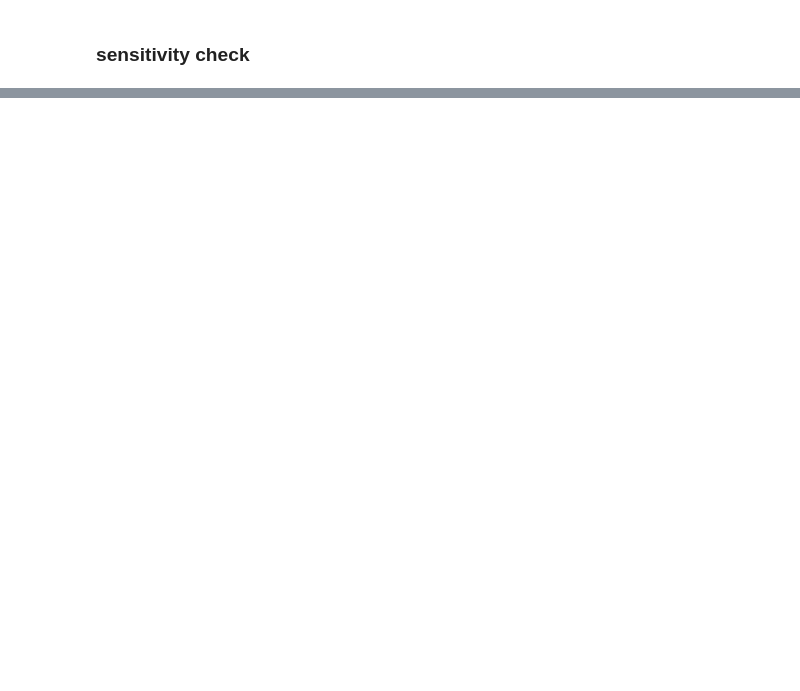
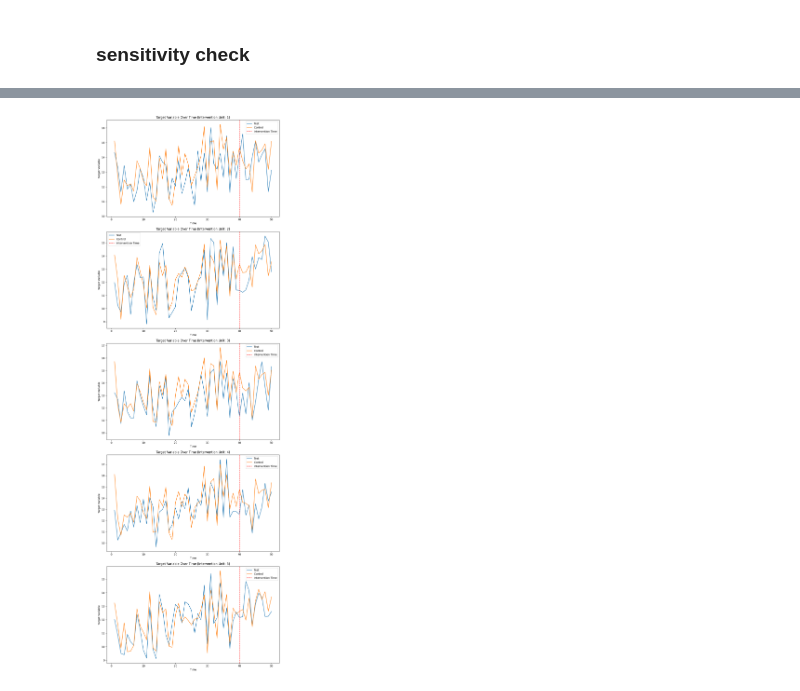
Before and after one commit to kenki931128/synthx, a Jupyter notebook: examples/3 - sensitivity check.ipynb, the cells around one changed output, grey strips where cells are left out. Drawn from its saved outputs; the diff is of its cells as text; code cells hidden in the pictures; blank space fills up the shorter version.

Commit message:
example: scale of synthetic graph

```diff
--- a/examples/3 - sensitivity check.ipynb
+++ b/examples/3 - sensitivity check.ipynb
@@ -43,0 +43,4 @@ uplift: 1.0367, p value: 0.0319535688203034.
+# %%
+sc_test.plot()
+# %% [output]
+[figure, added]
```
Also changed, not shown: parts of 2 cells of this notebook, 3 other files.
